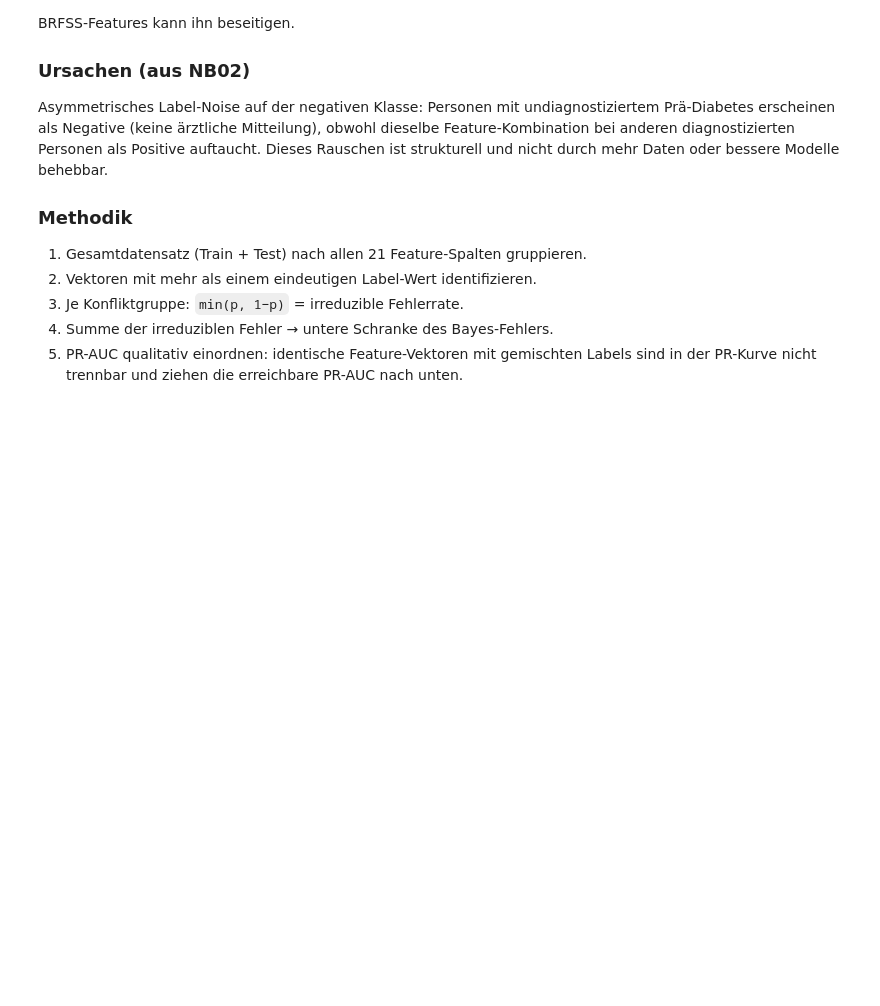
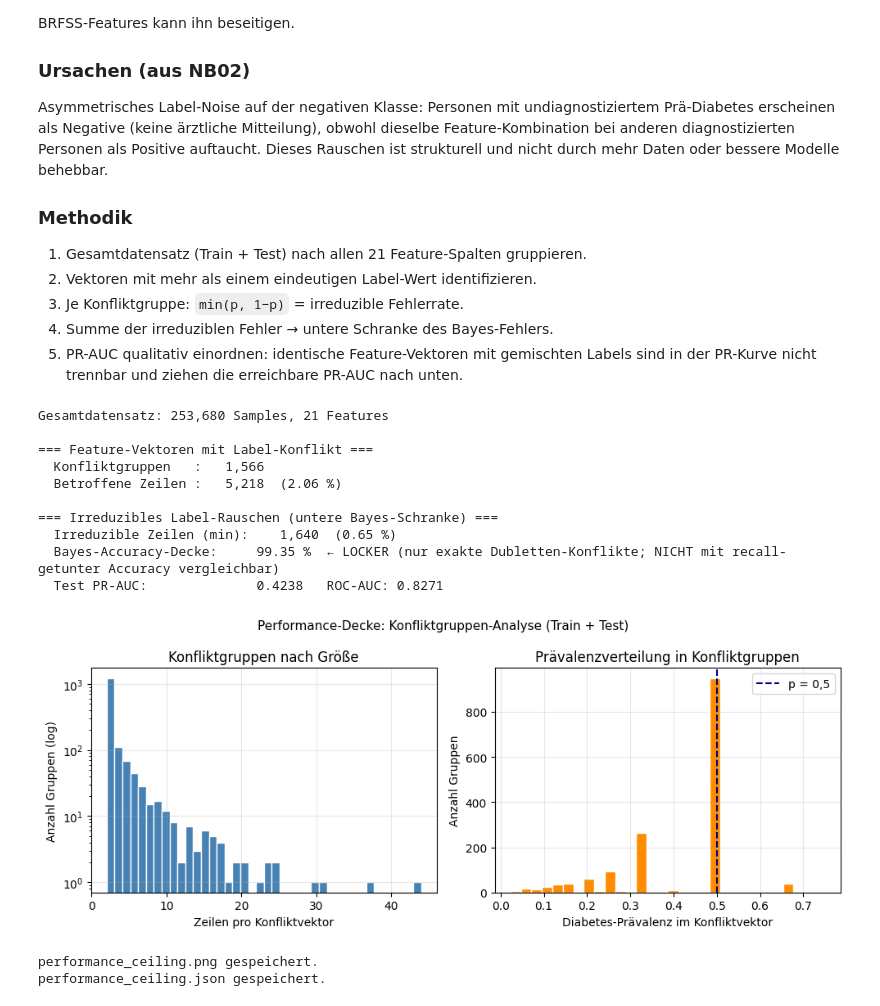
Before and after one commit to Hasher26/Diabetes-Prediction-Hasher, a Jupyter notebook: notebooks/08_evaluation.ipynb, the cells around one changed output. Drawn from its saved outputs; the diff is of its cells as text; code cells hidden in the pictures; blank space fills up the shorter version.

```diff
--- a/notebooks/08_evaluation.ipynb
+++ b/notebooks/08_evaluation.ipynb
@@ -896,13 +1017,12 @@ noise_per_group  = conflict_groups['mean'].apply(lambda p: min(p, 1 - p))
 irreducible_rows = float((noise_per_group * conflict_groups['count']).sum())
 noise_rate       = irreducible_rows / n_total
 
-print(f'\n=== Irreduzibles Label-Rauschen (Bayes-Schranke) ===')
-print(f'  Geschätzte irreduzible Zeilen : {irreducible_rows:>8,.0f}'
-      f'  ({noise_rate * 100:.2f} %)')
-print(f'  Obere Accuracy-Grenze (Bayes) : {(1 - noise_rate) * 100:.2f} %')
-print(f'  Erreichte Test-Accuracy       : {acc * 100:.2f} %')
-print(f'  Δ zur Decke                   : {((1 - noise_rate) - acc) * 100:.2f} pp')
-print(f'  Test PR-AUC                   : {test_pr_auc:.4f}')
+print(f'\n=== Irreduzibles Label-Rauschen (untere Bayes-Schranke) ===')
+print(f'  Irreduzible Zeilen (min): {irreducible_rows:>8,.0f}  ({noise_rate * 100:.2f} %)')
+print(f'  Bayes-Accuracy-Decke:     {(1 - noise_rate) * 100:.2f} %'
+      f'  ← LOCKER (nur exakte Dubletten-Konflikte;'
+      f' NICHT mit recall-getunter Accuracy vergleichbar)')
+print(f'  Test PR-AUC:              {test_pr_auc:.4f}   ROC-AUC: {test_roc_auc:.4f}')
 
 # Visualisation
 fig, axes = plt.subplots(1, 2, figsize=(10, 4))
@@ -914,34 +1034,51 @@ axes[0].set(xlabel='Zeilen pro Konfliktvektor',
             title='Konfliktgruppen nach Größe')
 axes[0].grid(alpha=0.3)
 
 axes[1].hist(conflict_groups['mean'], bins=30,
              color='darkorange', edgecolor='white')
 axes[1].axvline(0.5, color='navy', linestyle='--', lw=1.5, label='p = 0,5')
 axes[1].set(xlabel='Diabetes-Prävalenz im Konfliktvektor',
             ylabel='Anzahl Gruppen',
             title='Prävalenzverteilung in Konfliktgruppen')
 axes[1].legend(); axes[1].grid(alpha=0.3)
 
 plt.suptitle('Performance-Decke: Konfliktgruppen-Analyse (Train + Test)',
              fontsize=11)
 plt.tight_layout()
 plt.savefig(OUTPUTS_DIR / 'performance_ceiling.png', dpi=130, bbox_inches='tight')
 plt.show()
 print('performance_ceiling.png gespeichert.')
 
 ceiling_metrics = {
     'n_total':                n_total,
     'n_conflict_groups':      n_conflict_groups,
     'n_conflict_rows':        n_conflict_rows,
     'conflict_row_rate':      round(n_conflict_rows / n_total, 4),
     'irreducible_noise_rate': round(noise_rate, 4),
     'bayes_accuracy_ceiling': round(1 - noise_rate, 4),
-    'achieved_accuracy':      round(acc, 4),
     'test_pr_auc':            round(test_pr_auc, 4),
+    'note': (
+        'Bayes ceiling from exact-duplicate conflicts only — loose lower bound. '
+        'Do not compare to recall-tuned threshold accuracy.'
+    ),
 }
 with open(OUTPUTS_DIR / 'performance_ceiling.json', 'w') as fh:
     json.dump(ceiling_metrics, fh, indent=2)
 print('performance_ceiling.json gespeichert.')
+# %% [output]
+Gesamtdatensatz: 253,680 Samples, 21 Features
+
+=== Feature-Vektoren mit Label-Konflikt ===
+  Konfliktgruppen   :   1,566
+  Betroffene Zeilen :   5,218  (2.06 %)
+
+=== Irreduzibles Label-Rauschen (untere Bayes-Schranke) ===
+  Irreduzible Zeilen (min):    1,640  (0.65 %)
+  Bayes-Accuracy-Decke:     99.35 %  ← LOCKER (nur exakte Dubletten-Konflikte; NICHT mit recall-getunter Accuracy vergleichbar)
+  Test PR-AUC:              0.4238   ROC-AUC: 0.8271
+[figure, added]
+performance_ceiling.png gespeichert.
+performance_ceiling.json gespeichert.
 # %% [markdown]
 ### Performance-Decke — Interpretation
 
```
Also changed, not shown: parts of 18 cells of this notebook, 19 other files.
